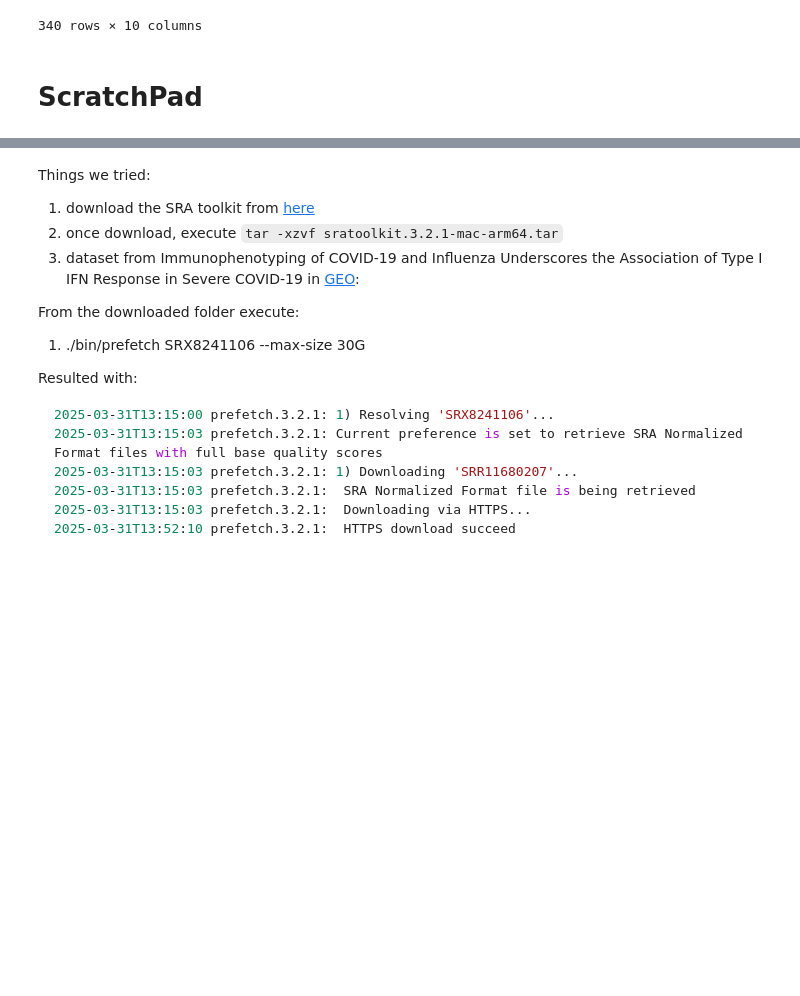
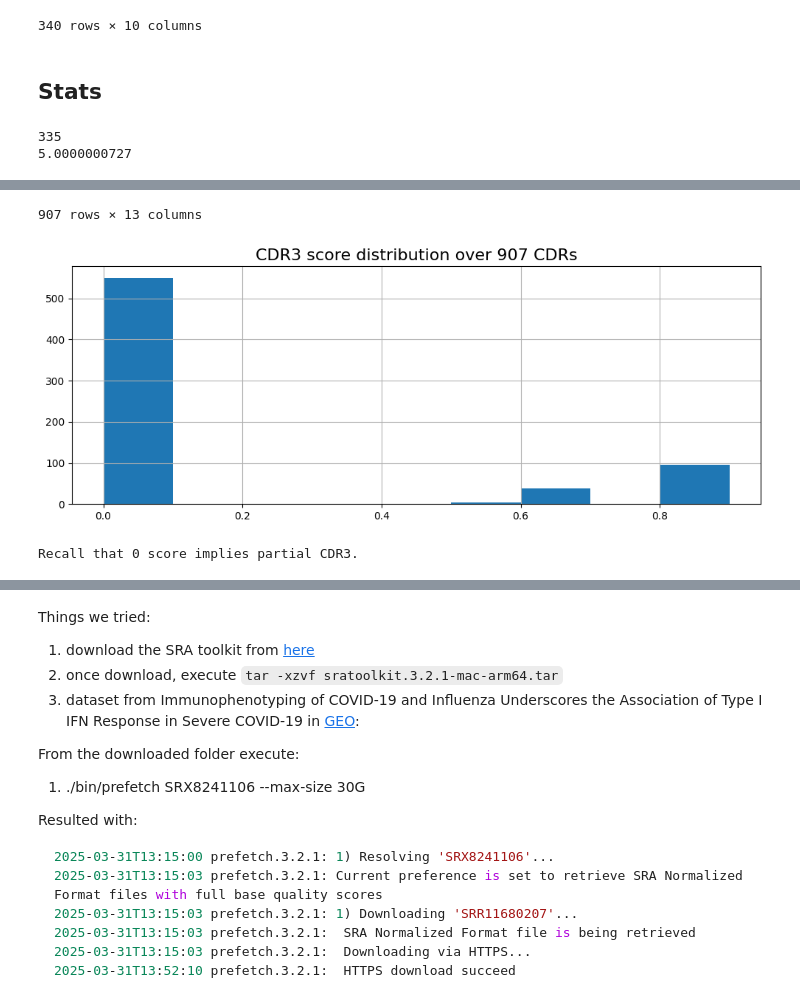
Before and after one commit to yoramzarai/Numenos-exercise, a Jupyter notebook: main_exercise.ipynb, the cells around one changed output, grey strips where cells are left out. Saved outputs shown, nothing was run; the diff lists cells and outputs as text; code cells hidden in the pictures; blank space fills up the shorter version.

Commit message:
added few stats plots

```diff
--- a/main_exercise.ipynb
+++ b/main_exercise.ipynb
@@ -327,4 +333,58 @@ Report from /Users/yoramzarai/work/Ramot/Projects/Exercises/TRUST4/Output/TRUST_
 | 339 | 1 | 0.000686 | TGTCATCGTGACAACTGGCCTCTCACTTTC | CHRDNWPLTF | IGKV3-11*01 | . | IGKJ4*01 | IGKC | assemble3959 | 0 |
 340 rows × 10 columns
 # %% [markdown]
-# ScratchPad
+## Stats
+# %%
+from collections import defaultdict
+
+import matplotlib.pyplot as plt
+import numpy as np
+
+VDJC_genes: list[str] = ['V', 'D', 'J', 'C']
+
+CDR3_out_cols: list[str] = [
+    'consensus_id',
+    'index_within_consensus',
+    'V_gene',
+    'D_gene',
+    'J_gene',
+    'C_gene',
+    'CDR1',
+    'CDR2',
+    'CDR3',
+    'CDR3_score',
+    'read_fragment_count',
+    'CDR3_germline_similarity',
+    'complete_vdj_assembly'
+]
+# %%
+num_cdr3 = df['CDR3nt'].unique().size
+print(num_cdr3)
+a = df['frequency'].sum()
+print(a)
+# %% [output]
+335
+5.0000000727
+# %%
+'''
+CDR3 stats
+'''
+figsize: tuple[int, int] = (10,4)
+# --------------------------------
+cdr3_file: Path = Path(out_path) / f'TRUST_{Path(fastaq_file).stem}_cdr3.out'
+df_cdr3 = pd.read_csv(cdr3_file, sep='\t', names=CDR3_out_cols)
+display(df_cdr3)
+
+cdr3_scores = list(df_cdr3['CDR3_score'])
+
+# plot
+fig, ax = plt.subplots(nrows=1, ncols=1, tight_layout=True, figsize=figsize, squeeze=True)
+
+ax.hist(cdr3_scores, np.arange(0, 1, 0.1, dtype=float))
+ax.grid()
+ax.set_title(f"CDR3 score distribution over {len(cdr3_scores):,} CDRs", fontsize=16)
+
+plt.show()
+
+print("Recall that 0 score implies partial CDR3.")
+# %% [output]
@@ -330,0 +403,3 @@ Report from /Users/yoramzarai/work/Ramot/Projects/Exercises/TRUST4/Output/TRUST_
+907 rows × 13 columns
+[figure, added]
+Recall that 0 score implies partial CDR3.
```
Also changed, not shown: parts of 9 cells of this notebook, 2 other files.
